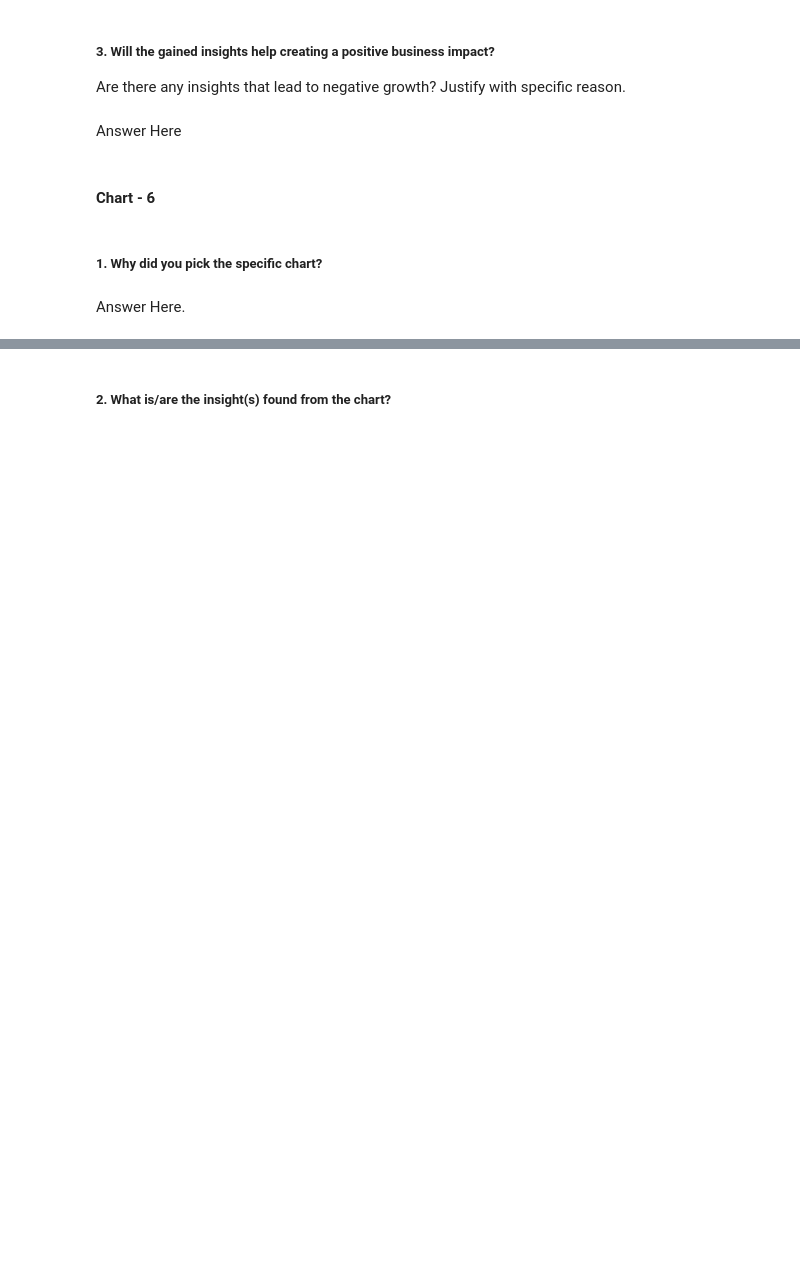
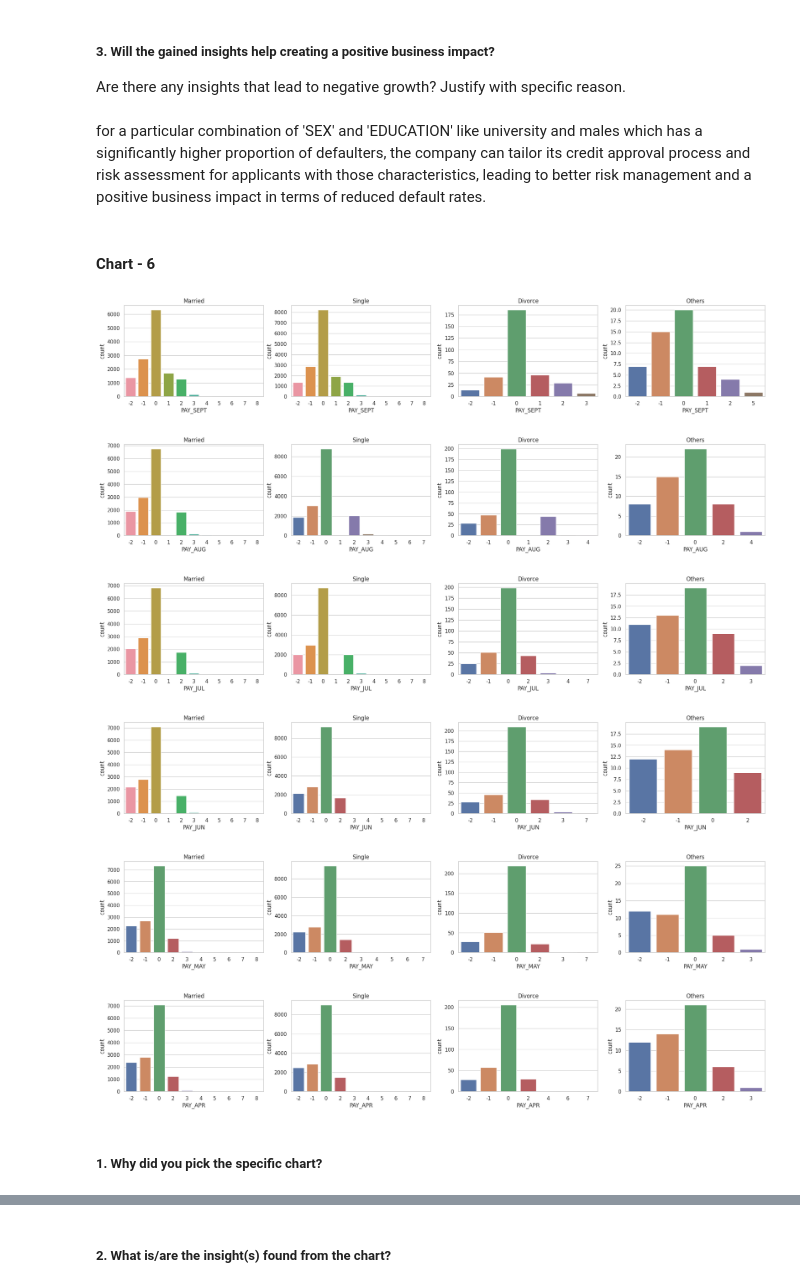
Before and after one commit to subhashsomarouthu/Credit_Card_Default_Prediction, a Jupyter notebook: Credit_Card_Default_Prediction.ipynb, the cells around one changed output, grey strips where cells are left out. Cells and saved outputs as stored; diff of their text form; code cells hidden in the pictures; blank space fills up the shorter version.

```diff
--- a/Credit_Card_Default_Prediction.ipynb
+++ b/Credit_Card_Default_Prediction.ipynb
@@ -632,7 +644,7 @@ Answer Here
 # %% [markdown]
 ##### 3. Will the gained insights help creating a positive business impact?
 Are there any insights that lead to negative growth? Justify with specific reason.
-# %% [markdown]
-Answer Here
+# %% [markdown]
+ for a particular combination of 'SEX' and 'EDUCATION' like university and males which has a significantly higher proportion of defaulters, the company can tailor its credit approval process and risk assessment for applicants with those characteristics, leading to better risk management and a positive business impact in terms of reduced default rates.
 # %% [markdown]
 #### Chart - 6
@@ -641,4 +651,23 @@ Answer Here
+# %%
+#Marriage vs Payment status
+i=1
+# Define the repayment status columns in your dataset (df_copy)
+pay_cols = ['PAY_SEPT', 'PAY_AUG', 'PAY_JUL', 'PAY_JUN', 'PAY_MAY', 'PAY_APR']
+for status in pay_cols:
+  plt.figure(figsize=(25,25))
+  for cat in df_copy['MARRIAGE'].unique():
+    df_temp = df_copy[df_copy['MARRIAGE']==cat]
+    plt.subplot(6,4,i)
+    plt.gca().title.set_text(cat)
+    sns.countplot(data=df_temp, x=status)
+    i=i+1
+  plt.show()
+# %% [output]
+[figure, added]
+[figure, added]
+[figure, added]
+[figure, added]
+[figure, added]
+[figure, added]
 # %% [markdown]
 ##### 1. Why did you pick the specific chart?
-# %% [markdown]
-Answer Here.
```
Also changed, not shown: parts of 55 cells of this notebook.
